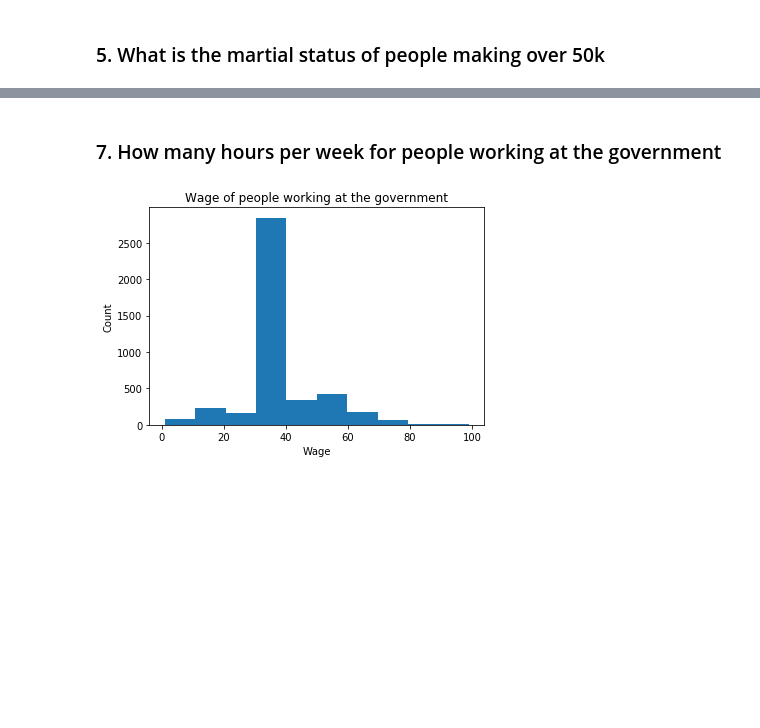
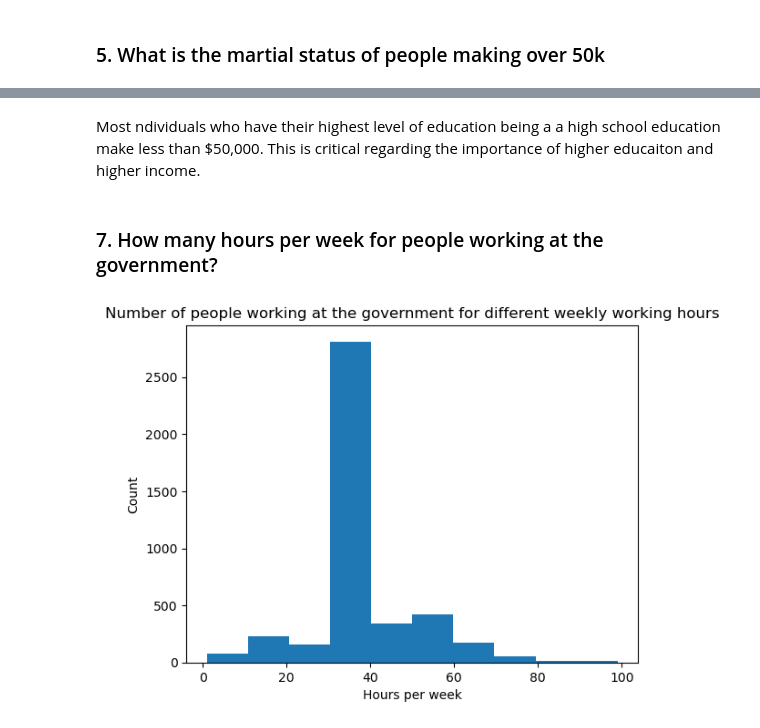
Before and after one commit to shairaalam19/dat301-fall2022-projects, a Jupyter notebook: AlyssaUpdates_DAT301_FinalProject.ipynb, the cells around one changed output, grey strips where cells are left out. Cells and saved outputs as stored; diff of their text form; code cells hidden in the pictures; blank space fills up the shorter version.

```diff
--- a/AlyssaUpdates_DAT301_FinalProject.ipynb
+++ b/AlyssaUpdates_DAT301_FinalProject.ipynb
@@ -220,11 +229,13 @@ plt.show()
-# %% [markdown]
-### 7. How many hours per week for people working at the government
+# %% [markdown]
+Most ndividuals who have their highest level of education being a a high school education make less than $50,000. This is critical regarding the importance of higher educaiton and higher income.
+# %% [markdown]
+### 7. How many hours per week for people working at the government?
 # %%
 df_gov = df[df.eval("workclass.str.contains('gov').values")]
 plt.hist(df_gov.hours_per_week)
 plt.xlabel("Hours per week")
 plt.ylabel("Count")
-plt.title("Wage of people working at the government")
+plt.title("Number of people working at the government for different weekly working hours")
 plt.show()
 # %% [output]
-[figure, old version]
+[figure, new version]
```
Also changed, not shown: parts of 13 cells of this notebook.
